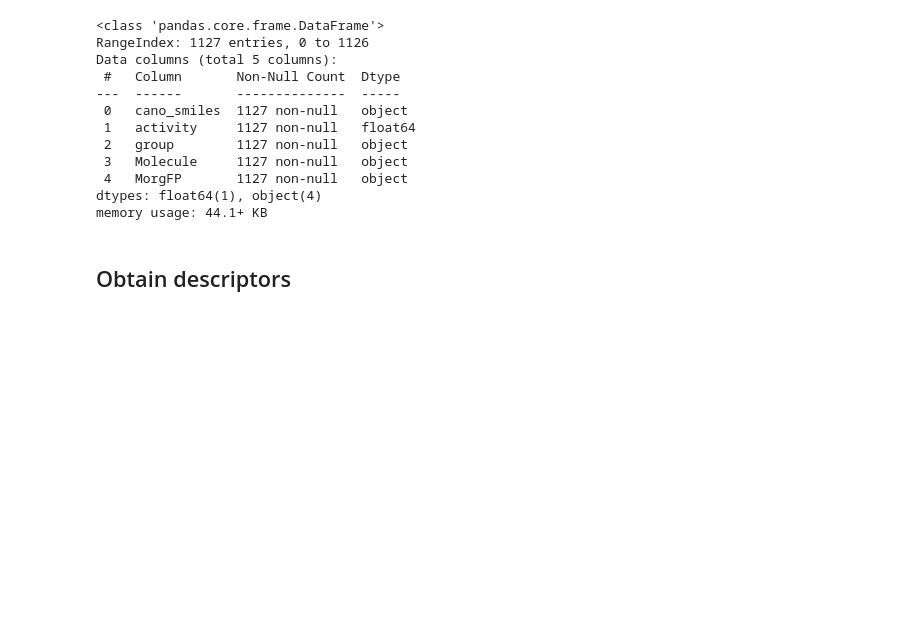
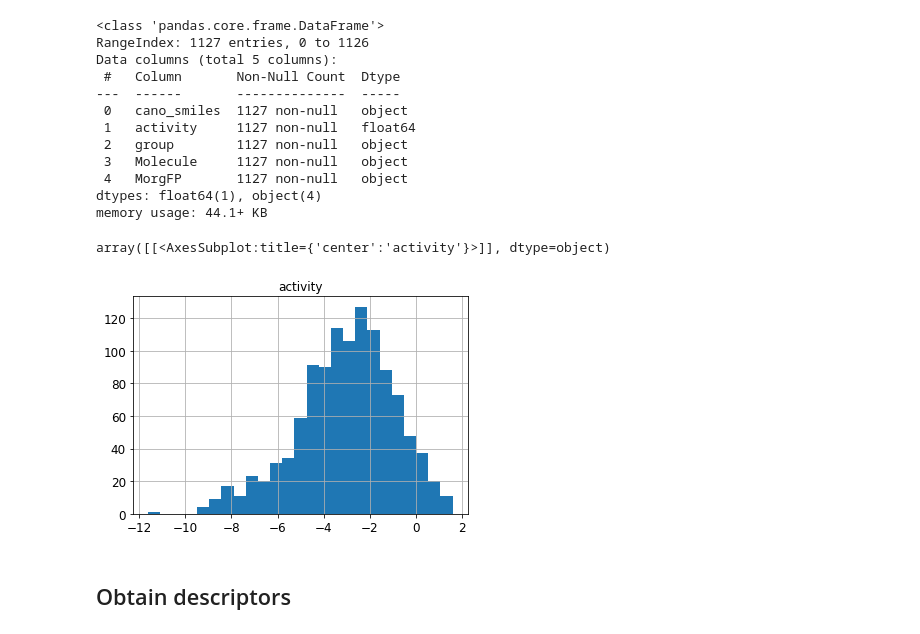
Before and after one commit to SongXia-NYU/MachineLearningProject2021, a Jupyter notebook: HW9a_descibtor_XGBoost-HW9 (run).ipynb, the cells around one changed output. Cells and saved outputs as stored; diff of their text form; code cells hidden in the pictures; blank space fills up the shorter version.

```diff
--- a/HW9a_descibtor_XGBoost-HW9 (run).ipynb
+++ b/HW9a_descibtor_XGBoost-HW9 (run).ipynb
@@ -163,6 +179,11 @@ Data columns (total 5 columns):
  4   MorgFP       1127 non-null   object
 dtypes: float64(1), object(4)
 memory usage: 44.1+ KB
+# %%
+esol_data.hist(bins=25)
+# %% [output]
+array([[<AxesSubplot:title={'center':'activity'}>]], dtype=object)
+[figure, added]
 # %% [markdown]
 ## Obtain descriptors
 # %% [markdown]
```
Also changed, not shown: parts of 2 cells of this notebook, 10 other files.
